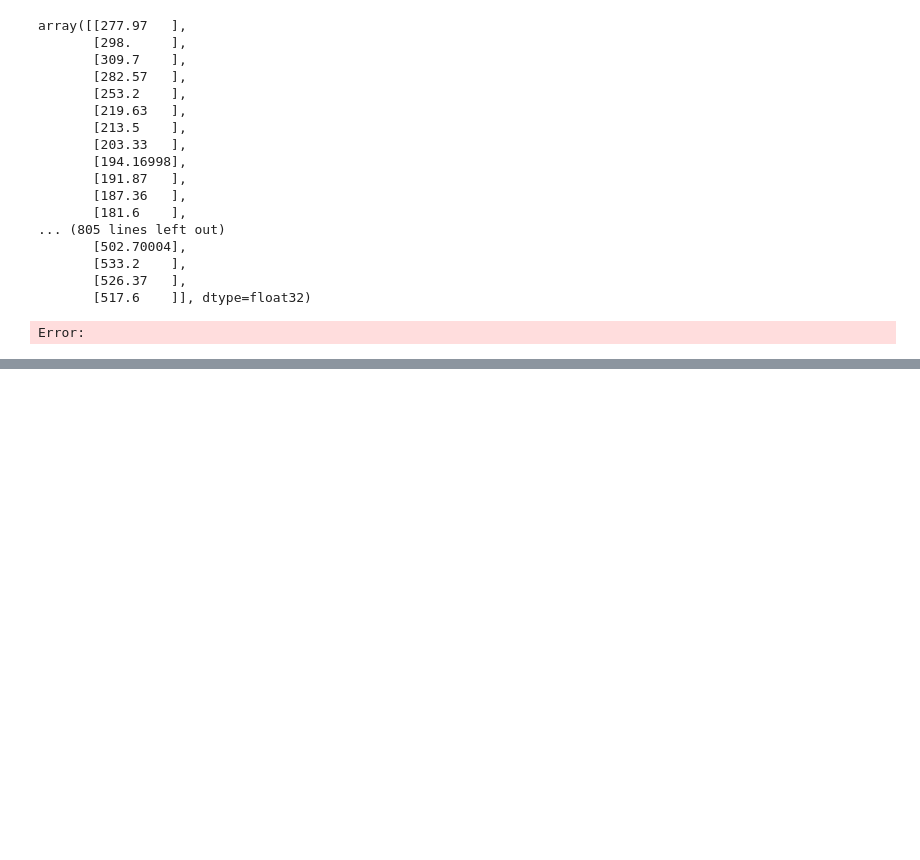
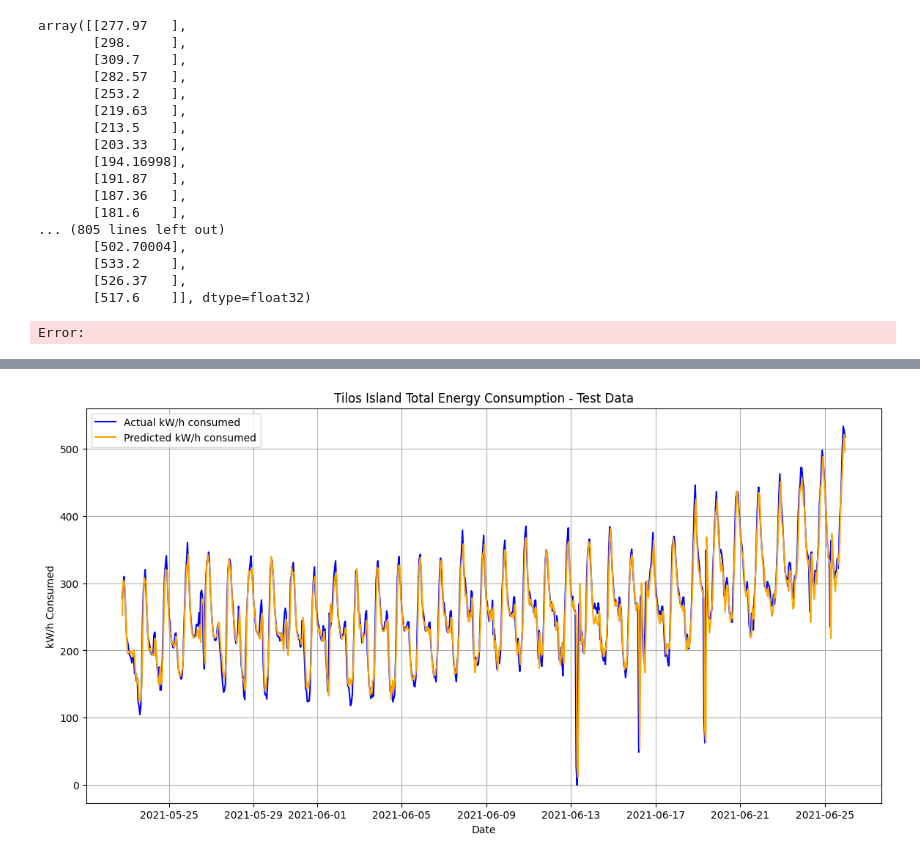
Before and after one commit to Esarant/tilos-fc, a Jupyter notebook: tilos_lstm.ipynb, the cells around one changed output, grey strips where cells are left out. Drawn from its saved outputs; the diff is of its cells as text; code cells hidden in the pictures; blank space fills up the shorter version.

```diff
--- a/tilos_fc.ipynb
+++ b/tilos_lstm.ipynb
@@ -175,0 +189,32 @@ Error:
+# %%
+import matplotlib.pyplot as plt
+import pandas as pd
+import numpy as np
+
+# Assuming `scaler` and `model` are already defined
+# Assuming `X_test`, `Y_test` are already defined
+
+predictions = model.predict(X_test)
+
+actual_values = np.array(Y_test).reshape(-1,1)
+predicted_values = np.array(predictions).reshape(-1,1)
+actual_values_unscaled = scaler.inverse_transform(actual_values)
+predicted_values_unscaled = scaler.inverse_transform(predicted_values)
+
+# Load the data
+
+# Ensure the test data part is aligned with the original dataframe
+test_dates = df['DHH'][-len(actual_values_unscaled):]
+
+# Plotting the test data results
+plt.figure(figsize=(14, 7))
+plt.plot(test_dates, actual_values_unscaled, label='Actual kW/h consumed', color='blue')
+plt.plot(test_dates, predicted_values_unscaled, label='Predicted kW/h consumed', color='orange')
+
+plt.xlabel('Date')
+plt.ylabel('kW/h Consumed')
+plt.title('Tilos Island Total Energy Consumption - Test Data')
+plt.legend()
+plt.grid(True)
+plt.show()
+# %% [output]
@@ -175,0 +222 @@ Error:
+[figure, added]
```
Also changed, not shown: parts of 3 cells of this notebook, 8 other files.
